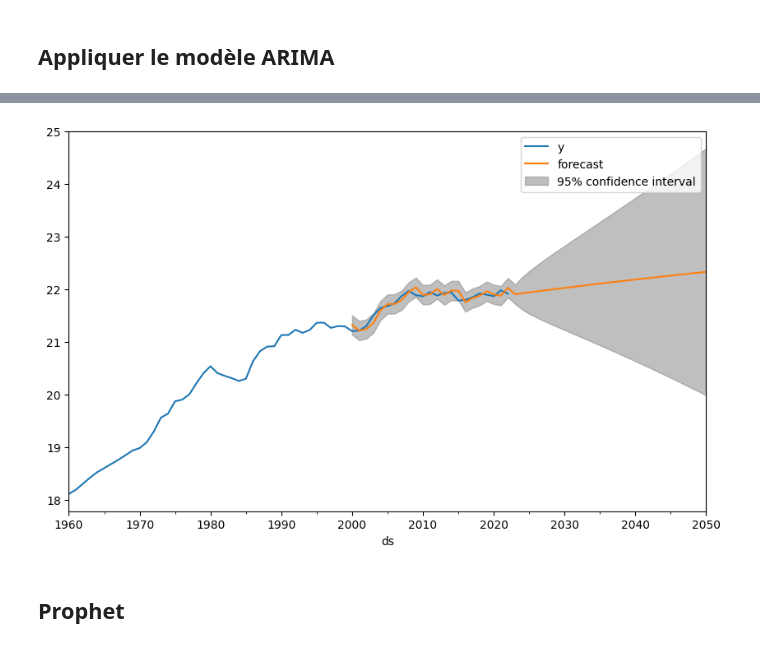
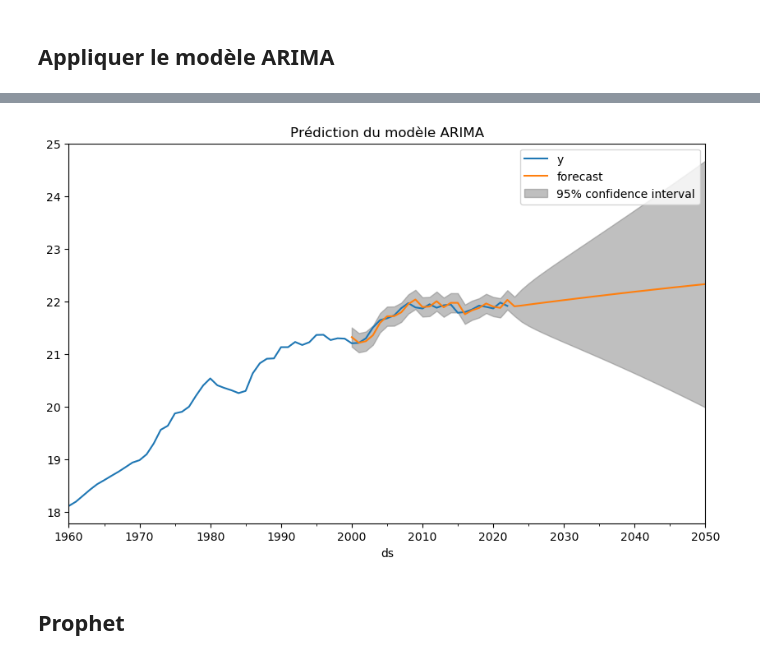
Before and after one commit to ahmedmokeddem/dalas, a Jupyter notebook: code/code ML models/time series.ipynb, the cells around one changed output, grey strips where cells are left out. Cells and saved outputs as stored; diff of their text form; code cells hidden in the pictures.

```diff
--- a/code/code ML models/time series.ipynb
+++ b/code/code ML models/time series.ipynb
@@ -387,10 +378,11 @@ plt.show()
 # %%
 fig, ax = plt.subplots()
 ax = indexedDataset_logScale.loc['1950':].plot(ax=ax)
 plot_predict(results_ARIMA, '2000', '2050', ax=ax)
+plt.title('Prédiction du modèle ARIMA')
 plt.show()
 # %% [output]
-[figure, old version]
+[figure, new version]
 # %% [markdown]
 ## Prophet
 # %%
```
Also changed, not shown: parts of 23 cells of this notebook.
